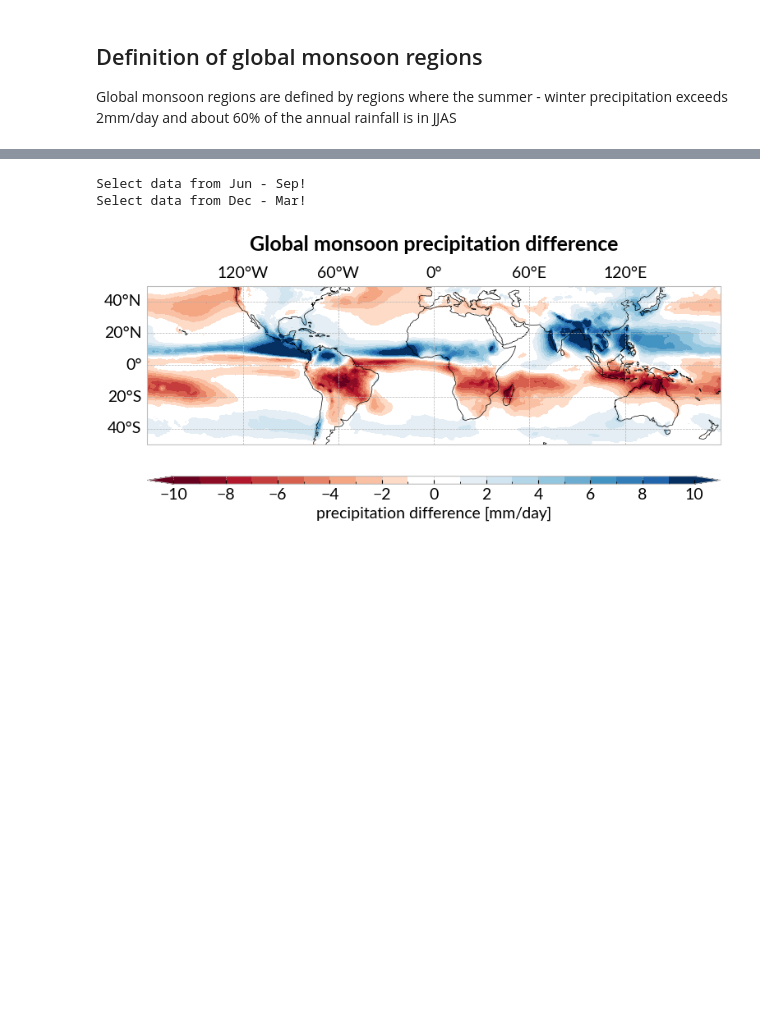
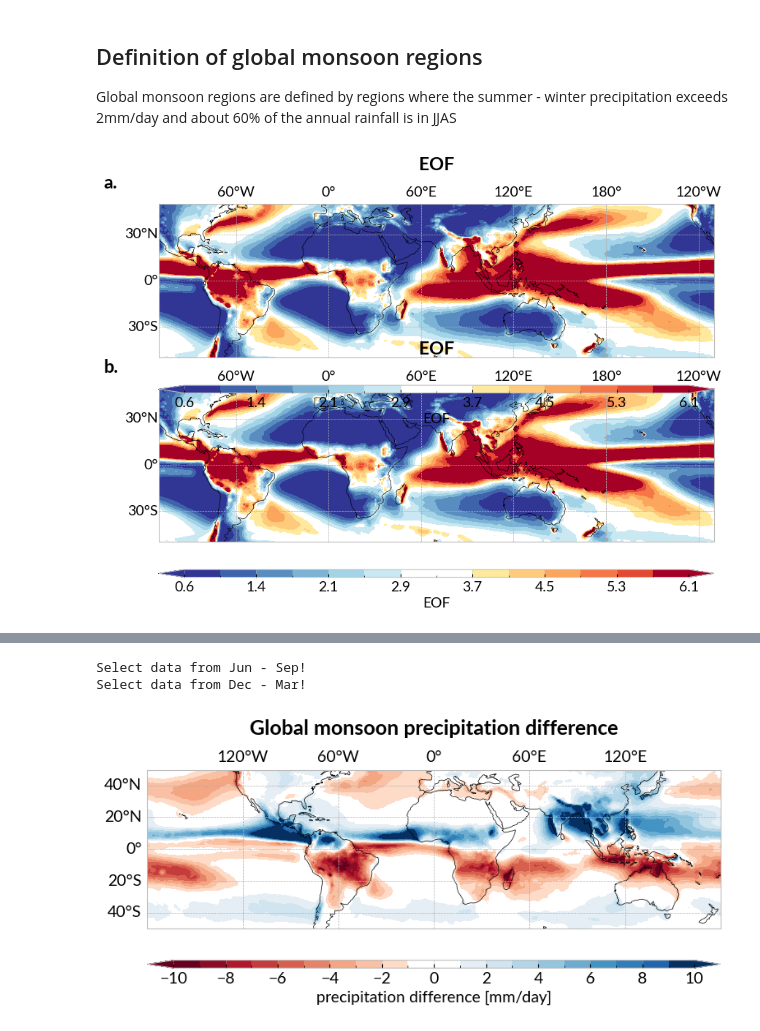
Before and after one commit to fstrnad/geoutils, a Jupyter notebook: tutorials/global_monsoon.ipynb, the cells around one changed output, grey strips where cells are left out. Drawn from its saved outputs; the diff is of its cells as text; code cells hidden in the pictures; blank space fills up the shorter version.

```diff
--- a/tutorials/global_monsoon.ipynb
+++ b/tutorials/global_monsoon.ipynb
@@ -127,3 +168,24 @@ gplt.save_fig(savepath, fig=im['fig'])
 ## Definition of global monsoon regions
 
 Global monsoon regions are defined by regions where the summer - winter precipitation exceeds 2mm/day and about 60% of the annual rainfall is in JJAS
+# %%
+im = gplt.create_multi_plot(nrows=2, ncols=1,
+                            hspace=0.4,
+                            wspace=0.2,
+                            full_length_row=True,
+                            figsize=(14, 6),
+                            central_longitude=70,
+                            projection='PlateCarree',
+                            )
+for i, comp in enumerate([reofs.sel(eof=0), reofs.sel(eof=1)]):
+    im_eof = gplt.plot_map(comp,
+                           ax=im['ax'][i],
+                        #    vmin=-5, vmax=15,
+                           cmap='RdYlBu_r',
+                           levels=14,
+                           title=f'EOF',
+                           centercolor='white',
+                           label='EOF',
+                           )
+# %% [output]
+[figure, added]
```
Also changed, not shown: parts of 8 cells of this notebook, 19 other files.
